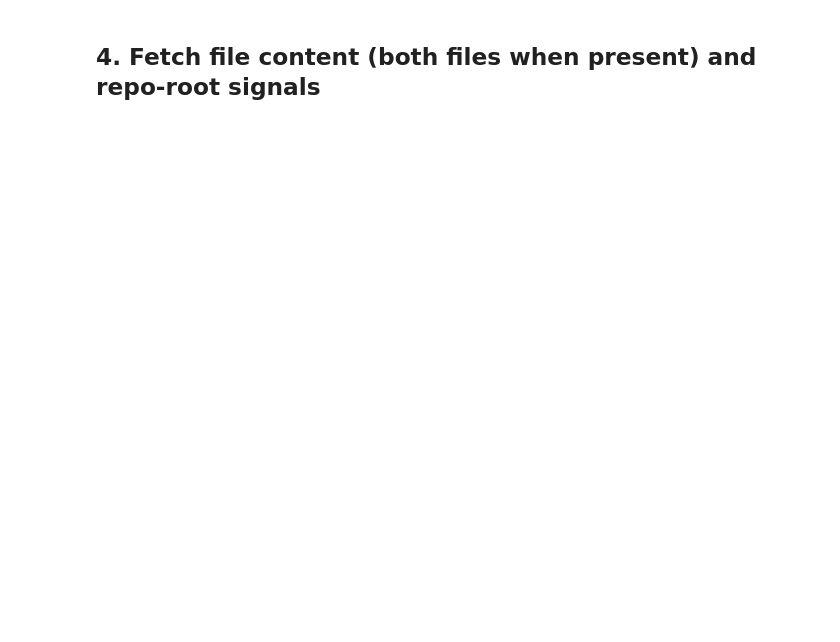
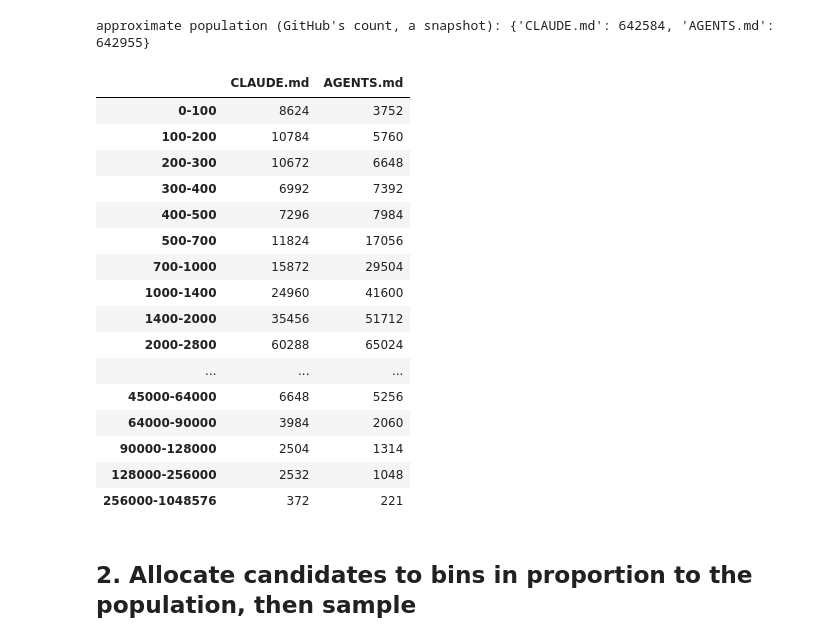
Before and after one commit to TheArnavBatra/claude-md-study, a Jupyter notebook: 01_scrape.ipynb, the cells around one changed output. Saved outputs shown, nothing was run; the diff lists cells and outputs as text; code cells hidden in the pictures; blank space fills up the shorter version.

```diff
--- a/01_scrape.ipynb
+++ b/01_scrape.ipynb
@@ -75,18 +84,0 @@ def gh(url, params=None, retries=5):
-# %%
-candidates, bucket_totals = [], {}
-for ft in FILE_TYPES:
-    for b in SIZE_BUCKETS:
-        r = gh("https://api.github.com/search/code",
-               {"q": f"filename:{ft} path:/ size:{b}", "per_page": PER_PAGE, "page": SEARCH_PAGE})
-        d = r.json()
-        bucket_totals[(ft, b)] = d["total_count"]
-        for it in d["items"]:
-            if it["path"] == ft:                           # root-level only, exact name
-                candidates.append({"full_name": it["repository"]["full_name"],
-                                   "file_type": ft, "size_bucket": b})
-        time.sleep(7)                                      # code search: 10 req/min
-
-cand = pd.DataFrame(candidates).drop_duplicates(["full_name", "file_type"])
-print("total matches per (file type, size bucket) (GitHub's count, a snapshot):")
-print(pd.Series(bucket_totals))
-print(f"\n{len(cand)} candidate (repo, file type) rows, {cand.full_name.nunique()} unique repos")
@@ -174,2 +85,49 @@ CLAUDE.md        4      21        13
-# %% [markdown]
-## 4. Fetch file content (both files when present) and repo-root signals
+# %%
+SEARCH_CACHE = CACHE / "search.jsonl"
+search_cache = {}
+if SEARCH_CACHE.exists():
+    for line in SEARCH_CACHE.open():
+        d = json.loads(line); search_cache[d["key"]] = d
+
+def search_page(ft, lo, hi, page):
+    key = f"{ft}|{lo}|{hi}|{page}"
+    if key in search_cache:
+        return search_cache[key]
+    r = gh("https://api.github.com/search/code",
+           {"q": f"filename:{ft} path:/ size:{lo}..{hi - 1}", "per_page": 100, "page": page})
+    if r.status_code != 200:
+        raise RuntimeError(f"search failed {r.status_code}: {r.text[:200]}")
+    d = r.json()
+    rec = {"key": key, "total_count": d.get("total_count", 0),
+           "repos": [it["repository"]["full_name"] for it in d.get("items", []) if it["path"] == ft]}
+    with SEARCH_CACHE.open("a") as f:
+        f.write(json.dumps(rec) + "\n")
+    search_cache[key] = rec
+    time.sleep(SEARCH_SLEEP)
+    return rec
+
+counts = {(ft, lo, hi): search_page(ft, lo, hi, 1)["total_count"] for ft in FILE_TYPES for lo, hi in BINS}
+tot = {ft: sum(v for (f, _, _), v in counts.items() if f == ft) for ft in FILE_TYPES}
+print("approximate population (GitHub's count, a snapshot):", tot)
+pd.DataFrame({ft: {f"{lo}-{hi}": counts[(ft, lo, hi)] for lo, hi in BINS} for ft in FILE_TYPES})
+# %% [output]
+approximate population (GitHub's count, a snapshot): {'CLAUDE.md': 642584, 'AGENTS.md': 642955}
+|  | CLAUDE.md | AGENTS.md |
+| 0-100 | 8624 | 3752 |
+| 100-200 | 10784 | 5760 |
+| 200-300 | 10672 | 6648 |
+| 300-400 | 6992 | 7392 |
+| 400-500 | 7296 | 7984 |
+| 500-700 | 11824 | 17056 |
+| 700-1000 | 15872 | 29504 |
+| 1000-1400 | 24960 | 41600 |
+| 1400-2000 | 35456 | 51712 |
+| 2000-2800 | 60288 | 65024 |
+| ... | ... | ... |
+| 45000-64000 | 6648 | 5256 |
+| 64000-90000 | 3984 | 2060 |
+| 90000-128000 | 2504 | 1314 |
+| 128000-256000 | 2532 | 1048 |
+| 256000-1048576 | 372 | 221 |
+# %% [markdown]
+## 2. Allocate candidates to bins in proportion to the population, then sample
```
Also changed, not shown: parts of 19 cells of this notebook.
